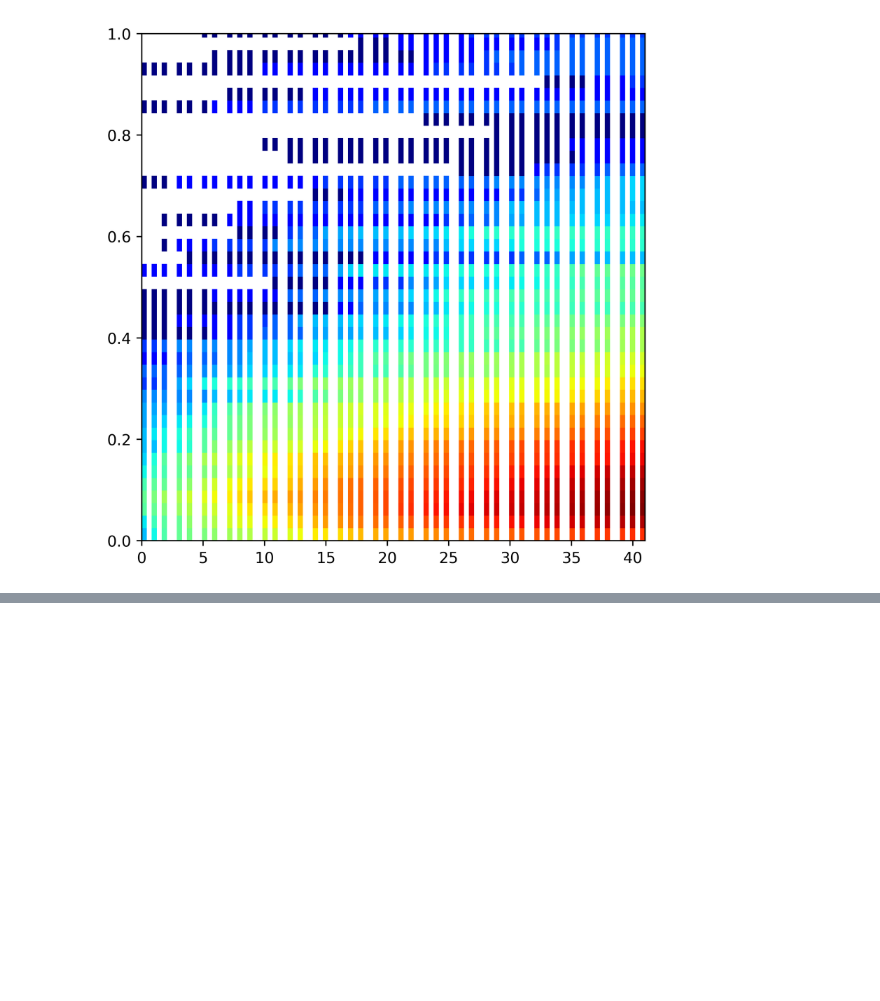
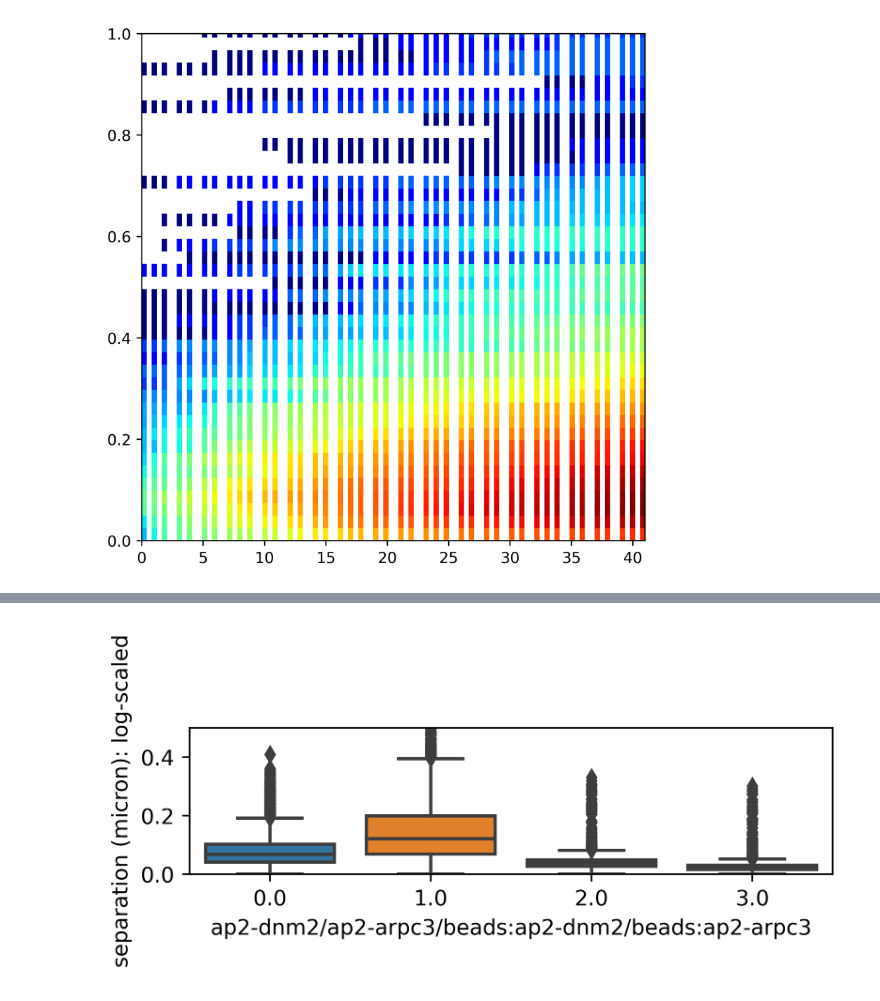
Before and after one commit to DrubinBarnes/Jin_Shirazinejad_et_al_branched_actin_manuscript, a Jupyter notebook: analysis/simplified_workflow_20220211/nb15_simplified_ada_position_effect_separation.ipynb, the cells around one changed output, grey strips where cells are left out. Saved outputs shown, nothing was run; the diff lists cells and outputs as text; code cells hidden in the pictures; blank space fills up the shorter version.

```diff
--- a/analysis/simplified_workflow_20220211/nb15_simplified_ada_position_effect_separation.ipynb
+++ b/analysis/simplified_workflow_20220211/nb15_simplified_ada_position_effect_separation.ipynb
@@ -215,0 +220,19 @@ plt.savefig(path_outputs+'/plots/effect_separation_arpc3_real.png')
+# %%
+sep_real_ap2_dnm2 = np.load(path_outputs+'/dataframes/separation_real_ap2_dnm2.npy')
+sep_real_ap2_arpc3 = np.load(path_outputs+'/dataframes/separation_real_ap2_arpc3.npy')
+sep_bead_ap2_dnm2 = np.load(path_beads+'/dataframes/separation_beads_ap2_dnm2.npy')
+sep_bead_ap2_arpc3 = np.load(path_beads+'/dataframes/separation_beads_ap2_arpc3.npy')
+# %%
+separation_comparison = np.concatenate((sep_real_ap2_dnm2,
+                                        sep_real_ap2_arpc3,
+                                        sep_bead_ap2_dnm2,
+                                        sep_bead_ap2_arpc3))
+# %%
+labels_separations = [0 for _ in range(len(sep_real_ap2_dnm2))]
+labels_separations += [1 for _ in range(len(sep_real_ap2_arpc3))]
+labels_separations += [2 for _ in range(len(sep_bead_ap2_dnm2))]
+labels_separations += [3 for _ in range(len(sep_bead_ap2_arpc3))]
+labels_separations = np.array(labels_separations)
+# %%
+df_separation_comparison = pd.DataFrame(np.array([separation_comparison, labels_separations]).T,
+                                        columns=['separation', 'label'])
@@ -215,0 +255,14 @@ plt.savefig(path_outputs+'/plots/effect_separation_arpc3_real.png')
+# %%
+plt.figure(dpi=500, figsize=(5,2))
+
+sns.boxplot(data=df_separation_comparison,
+              x='label',
+              y='separation')
+# plt.gca().set_yscale('log')
+plt.ylabel('separation (micron): log-scaled')
+plt.xlabel('ap2-dnm2/ap2-arpc3/beads:ap2-dnm2/beads:ap2-arpc3')
+plt.ylim([0,0.5])
+plt.tight_layout()
+# plt.savefig(path_outputs+'/plots/separation_comparison_real_fake.png')
+# %% [output]
+[figure, added]
```
Also changed, not shown: parts of 6 cells of this notebook, 19 other files.
